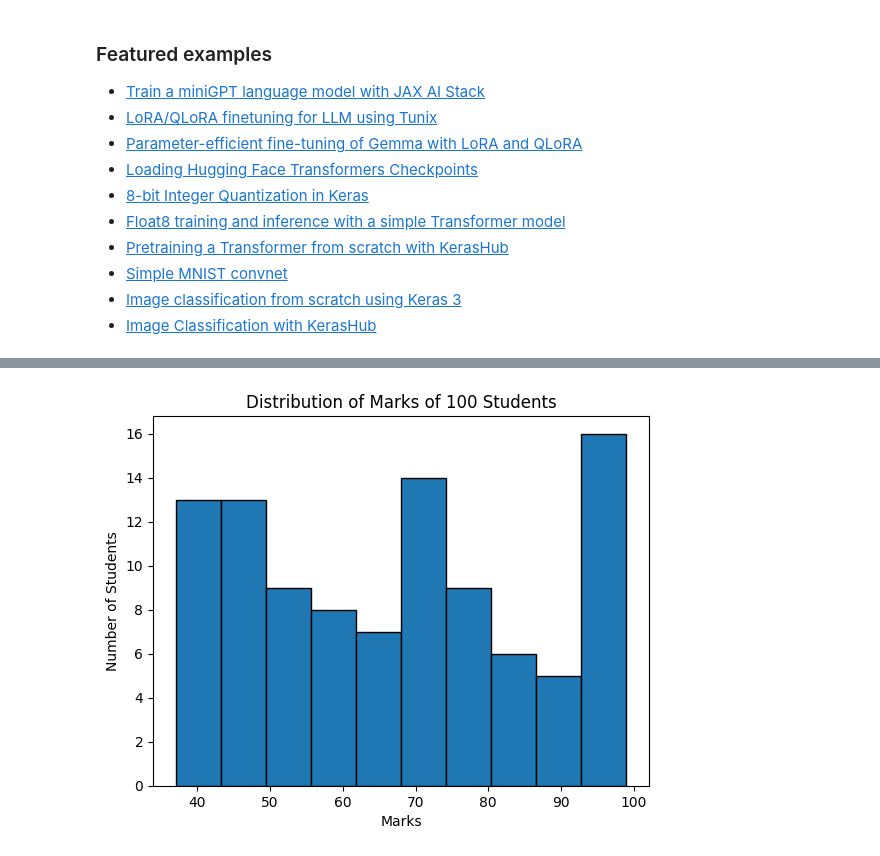
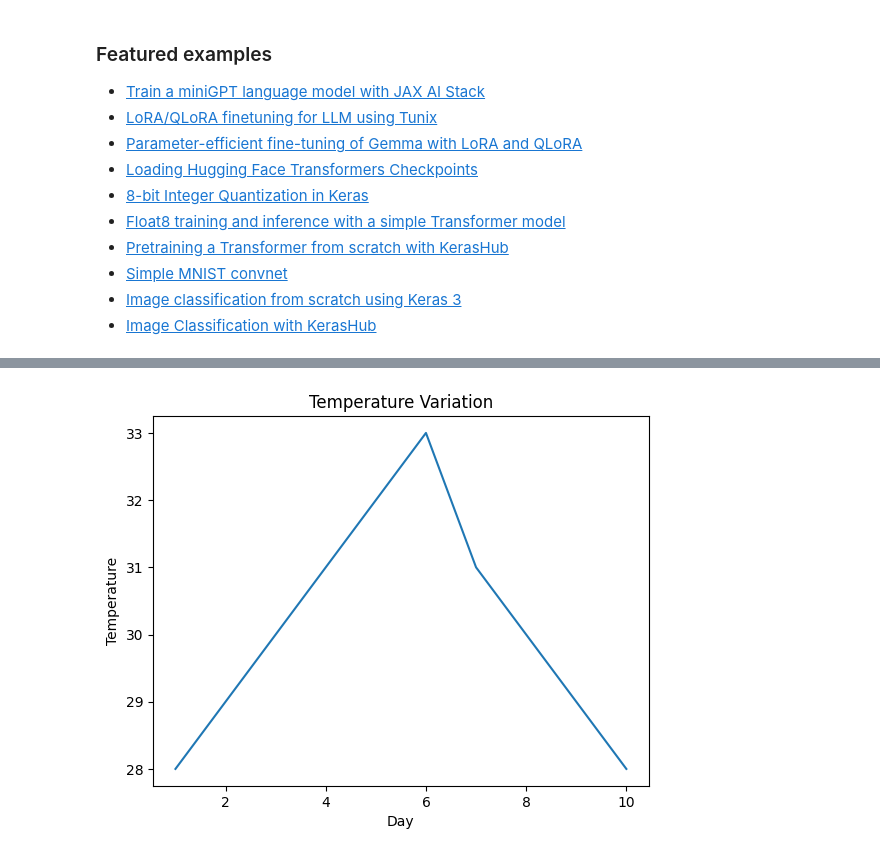
Before and after one commit to saumyajain545/pythonlab, a Jupyter notebook: Welcome_To_Colab.ipynb, the cells around one changed output, grey strips where cells are left out. Cells and saved outputs as stored; diff of their text form; code cells hidden in the pictures.

```diff
--- a/Welcome_To_Colab.ipynb
+++ b/Welcome_To_Colab.ipynb
@@ -395,21 +237,17 @@ plt.show()
-# %%
-# Q8. Histogram to show distribution of marks obtained by 100 students
-
-import matplotlib.pyplot as plt
-import numpy as np
-
-# Generate random marks for 100 students
-marks = np.random.randint(35, 100, 100)
-
-# Create histogram
-plt.hist(marks, bins=10, edgecolor='black')
-
-# Add title and labels
-plt.title("Distribution of Marks of 100 Students")
-plt.xlabel("Marks")
-plt.ylabel("Number of Students")
-
-# Display chart
-plt.show()
-# %% [output]
-[figure, removed]
+# %%
+import matplotlib.pyplot as plt
+
+# Data
+days = [1,2,3,4,5,6,7,8,9,10]
+temp = [28,29,30,31,32,33,31,30,29,28]
+
+# Plot
+plt.plot(days, temp)
+
+plt.title("Temperature Variation")
+plt.xlabel("Day")
+plt.ylabel("Temperature")
+
+plt.show()
+# %% [output]
+[figure, added]
```
Also changed, not shown: parts of 21 cells of this notebook.
